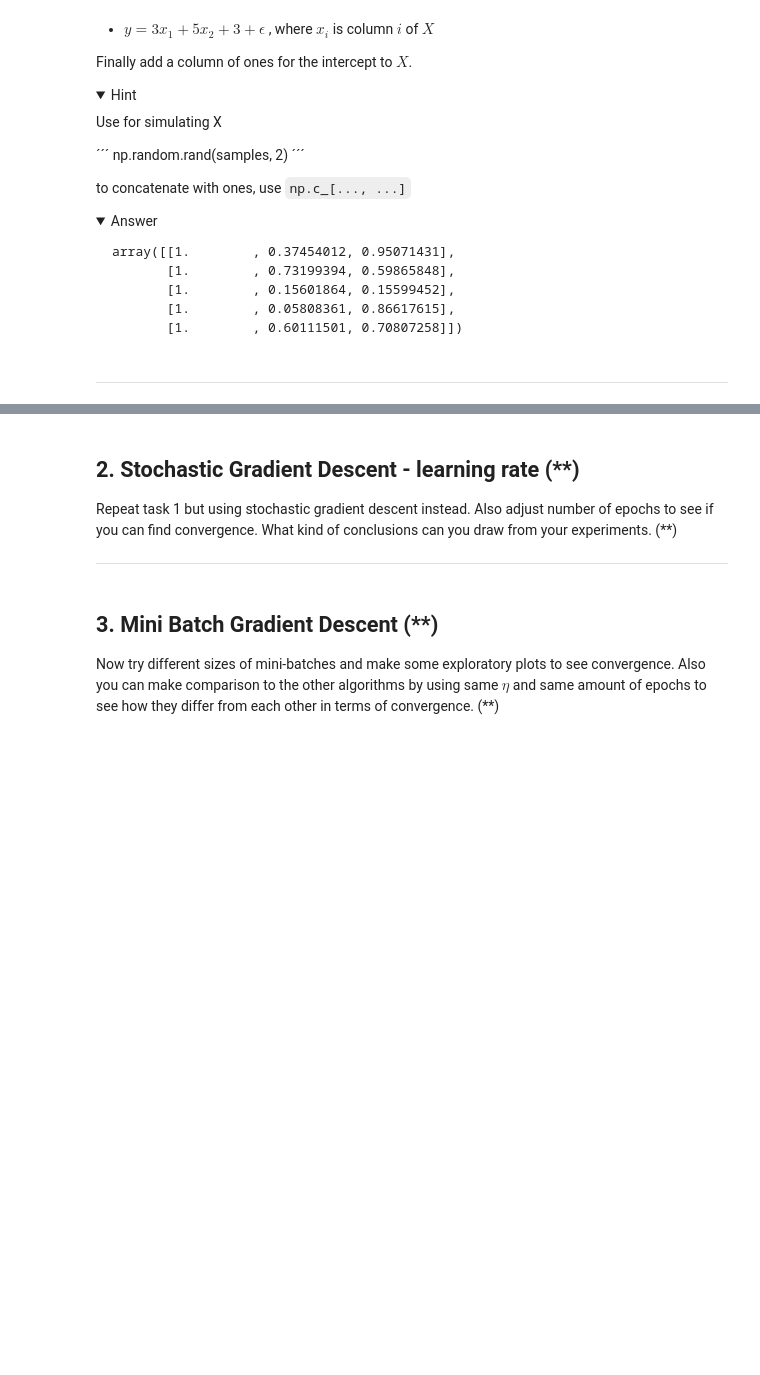
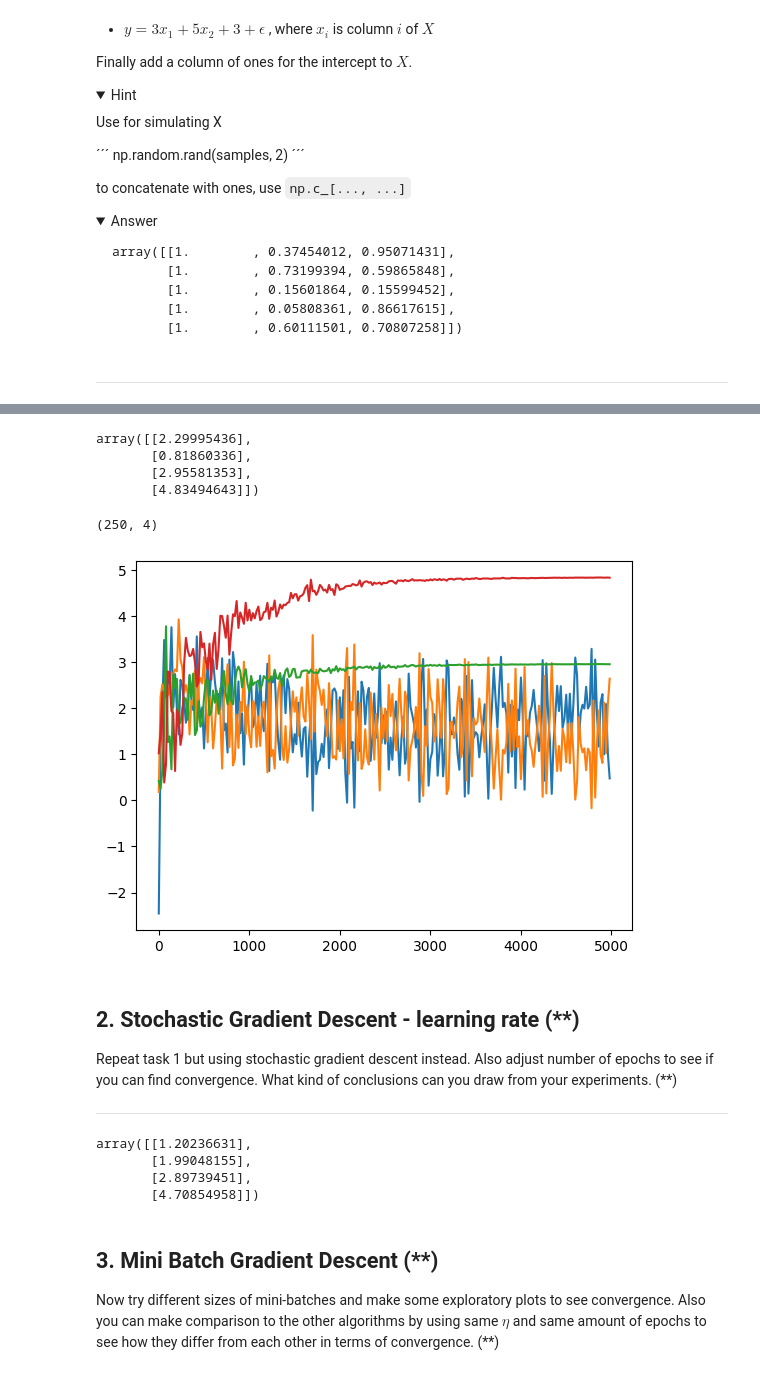
Before and after one commit to tobias-oberg/ML-Tobias-Oberg-AI24, a Jupyter notebook: Exercises/E05_gradient_descent.ipynb, the cells around one changed output, grey strips where cells are left out. Cells and saved outputs as stored; diff of their text form; code cells hidden in the pictures; folded sections open; blank space fills up the shorter version.

```diff
--- a/Exercises/E05_gradient_descent.ipynb
+++ b/Exercises/E05_gradient_descent.ipynb
@@ -70,6 +70,10 @@ np.random.seed(42)
 samples = 1000
 
 X = np.random.rand(samples,2)
-epsilon = np.random.randn(samples, 1)
+# epsilon = np.random.randn(samples, 1)
+epsilon = np.random.normal(0,1,samples)
+# y = 3*X + 5*X + 3 + epsilon
+y = 3*X[:,0] + 5*X[:,1] + 3 + epsilon
+X = np.c_[np.ones((samples,1)), X] # Lägger till en kolumn med 1:or för intercept på X
 
-y = 3*X + 5*X + 3 + epsilon
+print(X[:5])
@@ -128,9 +128,72 @@ X_train, X_test, y_train, y_test = train_test_split(X, y, test_size=0.2, random_
+# %%
+# Gradient descent - learning rate
+
+def gradient_descent(X, y, learning_rate = .01, iterations = 5000):
+    m = len(X)
+
+    theta = np.random.randn(X.shape[1],1)
+    #print(f"Initialize theta with randomized\n {theta}")
+
+    for _ in range(iterations):
+        gradient = 2/m*X.T@(X@theta-y)
+        theta -= learning_rate*gradient
+
+    return theta
+
+theta = gradient_descent(X,y.reshape(-1,1))
+theta
+# %% [output]
+array([[2.29995436],
+       [0.81860336],
+       [2.95581353],
+       [4.83494643]])
+# %%
+steps = range(1,5000,20)
+thetas = [gradient_descent(X, y.reshape(-1,1), iterations = iteration).reshape(-1) for iteration in steps]
+thetas = np.array(thetas)
+thetas.shape
+# %% [output]
+(250, 4)
+# %%
+fig , ax = plt.figure(dpi=100), plt.axes()
+ax.plot(steps, thetas)
+plt.show()
+# %% [output]
+[figure, added]
 # %% [markdown]
 ## 2. Stochastic Gradient Descent - learning rate (**)
 
 Repeat task 1 but using stochastic gradient descent instead. Also adjust number of epochs to see if you can find convergence. What kind of conclusions can you draw from your experiments. (**)
 
 ---
+# %%
+epochs = 10
+t0, t1 = 5, 50  # learning schedule hyperparameters
+
+def learning_rate_schedule(t):
+    """Decrease learning rate as training progresses"""
+    return t0/(t+t1)
+
+theta = np.random.randn(X.shape[1],1) # Anpassar till rätt features i X
+m = len(X)
+y = y.reshape(-1,1)
+
+for epoch in range(epochs):
+    for i in range(m):
+        random_index = np.random.randint(m)
+        x_i = X[random_index:random_index+1] # this gives an extra dimension on the matrix
+        y_i = y[random_index:random_index+1]
+        gradients = 2*x_i.T.dot(x_i.dot(theta)-y_i)
+        eta = learning_rate_schedule(epoch*m+i)
+        theta -= eta*gradients
+
+
+theta
+# %% [output]
+array([[1.20236631],
+       [1.99048155],
+       [2.89739451],
+       [4.70854958]])
 # %% [markdown]
 ## 3. Mini Batch Gradient Descent (**)
 
```
Also changed, not shown: parts of 5 cells of this notebook, 4 other files.
